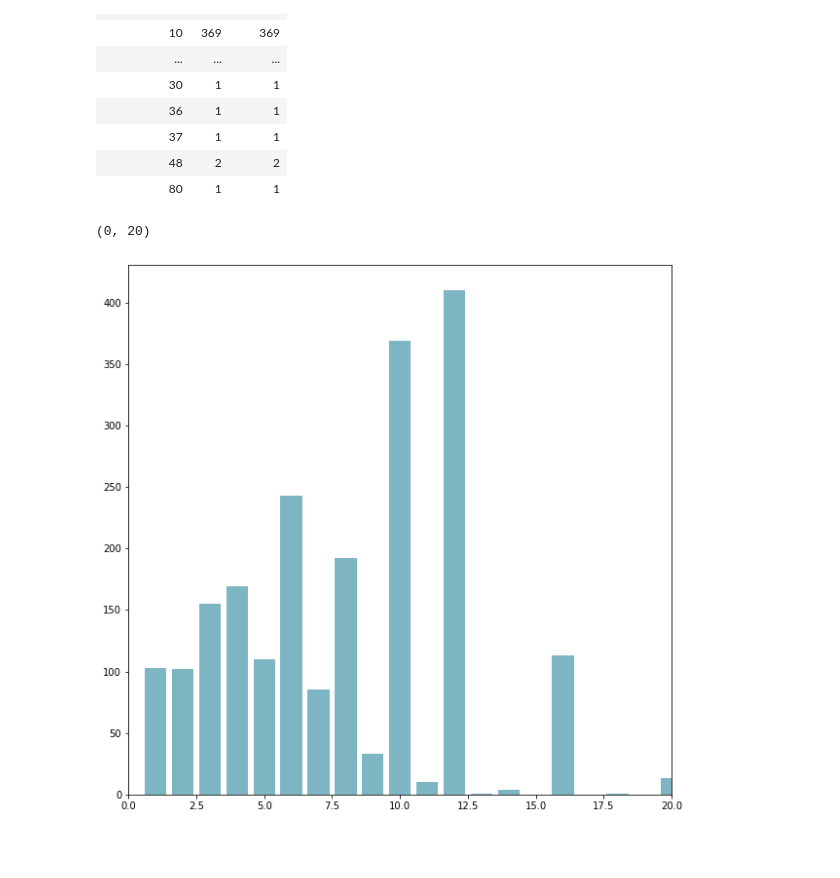
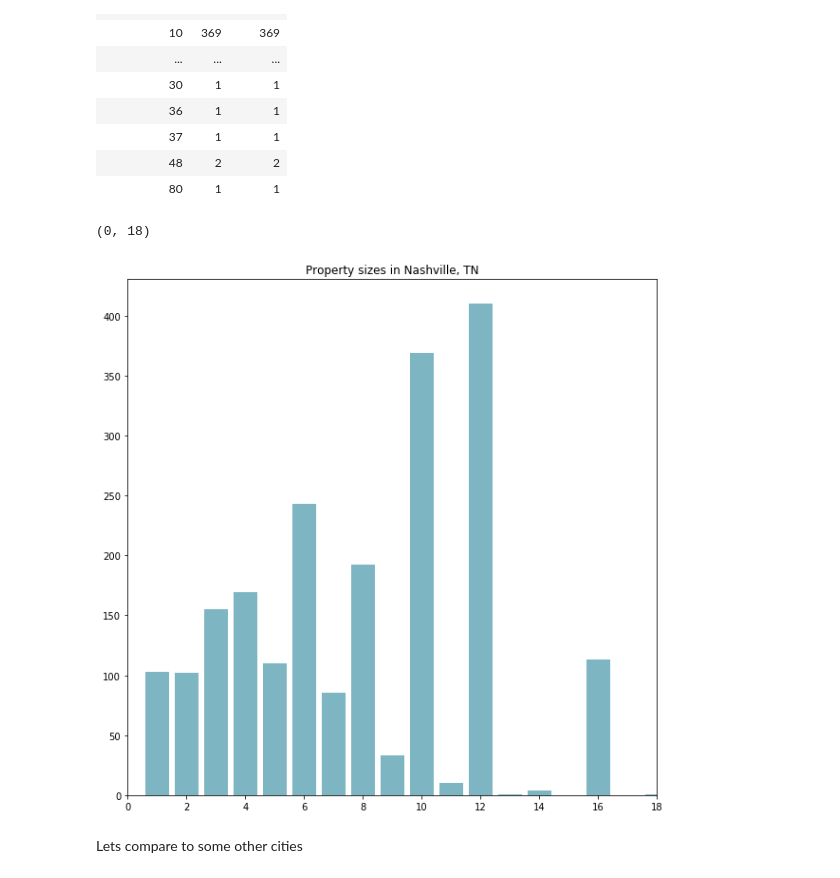
Before and after one commit to npop237/DS-Project1, a Jupyter notebook: PlanningATripToNashville.ipynb, the cells around one changed output. Cells and saved outputs as stored; diff of their text form; code cells hidden in the pictures; blank space fills up the shorter version.

```diff
--- a/PlanningATripToNashville.ipynb
+++ b/PlanningATripToNashville.ipynb
@@ -204,7 +211,10 @@ sizes
 # %%
 fig, ax = plt.subplots(figsize=(10,10))
 ax.bar(sizes.index, sizes.beds, color = '#539caf', alpha = 0.75)
-ax.set_xlim(0,20)
+ax.set_title('Property sizes in Nashville, TN')
+ax.set_xlim(0,18)
 # %% [output]
-(0, 20)
+(0, 18)
-[figure, old version]
+[figure, new version]
+# %% [markdown]
+Lets compare to some other cities
```
Also changed, not shown: parts of 22 cells of this notebook.
